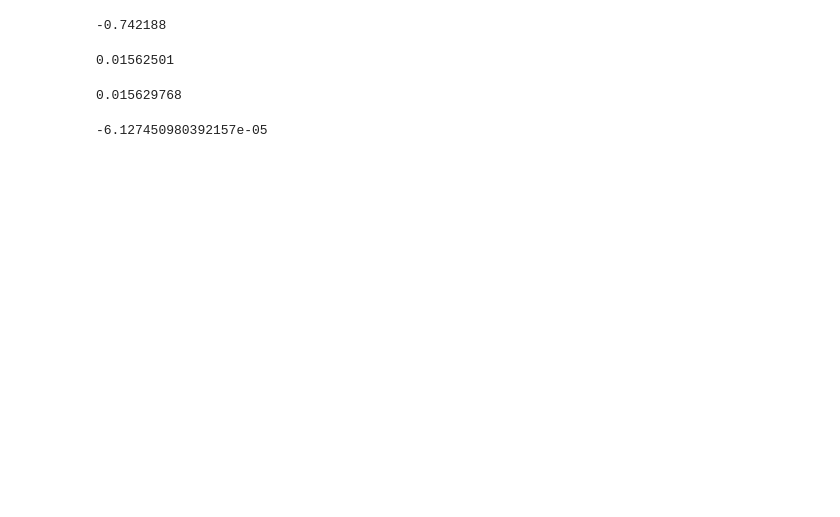
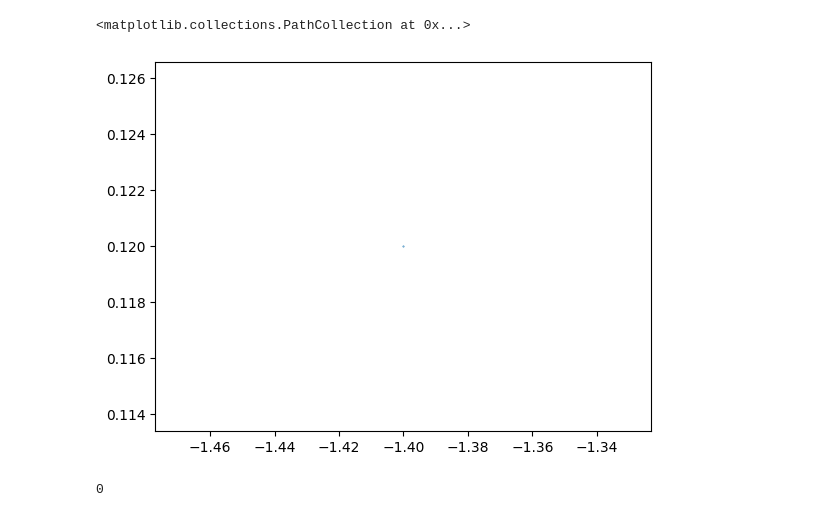
Before and after one commit to alexandercushen/MercuryModelling, a Jupyter notebook: plotting/hybrid_plotting.ipynb, the cells around one changed output. Cells and saved outputs as stored; diff of their text form; code cells hidden in the pictures; blank space fills up the shorter version.

```diff
--- a/plotting/hybrid_plotting.ipynb
+++ b/plotting/hybrid_plotting.ipynb
@@ -695,24 +696,28 @@ def _arrow3D(ax, x, y, z, dx, dy, dz, *args, **kwargs):
 # %%
 ############################## PREPROCESSING ##############################
-dir = "/Users/atcushen/Documents/MercuryModelling/runs/nightside_v4_run1/ta-2e/"
+#dir = "/Users/atcushen/Documents/MercuryModelling/runs/nightside_v4_run1/ta-2e/"
+dir = "/Volumes/My Book Duo/runs/nightside_v5_run1/ta-2/"
 pre_proc_MHD = True
 MHD_start_time = 40  # First time step of MHD data saved in this directory
-t_bound = [40,42]    # Start and stop times of this data to be plot (cannot go beyond available PIC data time range)
+t_bound = [40,60]    # Start and stop times of this data to be plot (cannot go beyond available PIC data time range)
 MHD_dt = 1 # File time cadence of MHD data [s]
 preproc_xlims = [-10,4]
 preproc_ylims = [-5,5]
 preproc_zlims = [-5,5]
-MHD_var_ls = ["B_x [[]nT[]]","B_y [[]nT[]]","B_z [[]nT[]]"]
-            #,"Ex","Ey","Ez","rhoS0","uxS0","uyS0","uzS0","pxxS0","pyyS0","pzzS0","pxyS0","pxzS0","pyzS0",
-          #"rhoS1","uxS1","uyS1","uzS1","pxxS1","pyyS1","pzzS1","pxyS1","pxzS1","pyzS1","Jx","Jy","Jz","dp_dx","dp_dy","dp_dz",
-          #"dB_dx","dB_dy","dB_dz","duix_dx","duiy_dx","duiz_dx","duix_dy","duiy_dy","duiz_dy","duix_dz","duiy_dz","duiz_dz"]
+MHD_var_ls = ["Rho [[]amu/cm^3[]]","U_x [[]km/s[]]","U_y [[]km/s[]]","U_z [[]km/s[]]","B_x [[]nT[]]","B_y [[]nT[]]","B_z [[]nT[]]",
+             "P [[]nPa[]]","J_x [[]`mA/m^2[]]","J_y [[]`mA/m^2[]]","J_z [[]`mA/m^2[]]"]#,"dp_dx","dp_dy","dp_dz",
+              #"dB_dx","dB_dy","dB_dz","dux_dx","duy_dx","duz_dx","dux_dy","duy_dy","duz_dy","dux_dz","duy_dz","duz_dz"]
+
+PIC_var_ls = ["Bx","By","Bz","Ex","Ey","Ez","rhoS0","uxS0","uyS0","uzS0","pxxS0","pyyS0","pzzS0","pxyS0","pxzS0","pyzS0",
+          "rhoS1","uxS1","uyS1","uzS1","pxxS1","pyyS1","pzzS1","pxyS1","pxzS1","pyzS1","Jx","Jy","Jz","dp_dx","dp_dy","dp_dz",
+          "dB_dx","dB_dy","dB_dz","duix_dx","duiy_dx","duiz_dx","duix_dy","duiy_dy","duiz_dy","duix_dz","duiy_dz","duiz_dz"]
 
 # Cell data from PIC (found by directly examining the actual output grid)
 PIC_xmin = -3.99219
 PIC_ymin = -1.22656
 PIC_zmin = -0.742188
 PIC_dx = 0.01562501
-dx_factor = 20 # The MHD grid will be limited to steps of this size factor
+dx_factor = 4 # The MHD grid will be limited to steps of this size factor
 PIC_dx1 = PIC_dx * dx_factor
 
 ############################## PREPROCESSING ##############################
@@ -751,14 +776,0 @@ Connection established.
-# %%
-dataset = read_dataset(dir+file,port=7605)
-x_axis = MHD_xaxis
-y_axis = MHD_yaxis
-z_axis = MHD_zaxis
-rect_zone = dataset.add_ordered_zone('rect_zone',[len(x_axis),len(y_axis),len(z_axis)])
-
-# Create 3D coordinate meshgrids
-xxx,yyy,zzz = np.meshgrid(x_axis,y_axis,z_axis)
-
-# Assign coordinate values to the rect_zone using the meshgrids
-rect_zone.values('X [R]')[:] = xxx.ravel()
-rect_zone.values('Y [R]')[:] = yyy.ravel()
-rect_zone.values('Z [R]')[:] = zzz.ravel()
@@ -846,21 +1324,9 @@ Plotting t = 40.15
-# %%
-PIC_data_3D['Z'][0,0,0]
-# %% [output]
--0.742188
-# %%
-ls = []
-for i in range(1,len(PIC_data_3D['X'][0,:,0])):
-    #print(i,"  :  ",PIC_data_3D['X'][0,i,0] - PIC_data_3D['X'][0,i-1,0])
-    ls.append(PIC_data_3D['X'][0,i,0] - PIC_data_3D['X'][0,i-1,0])
-print(np.mean(ls))
-# %% [output]
-0.01562501
-# %%
-i=5
-PIC_data_3D['X'][0,i,0] - PIC_data_3D['X'][0,i-1,0]
-# %% [output]
-0.015629768
-# %%
-val
-# %% [output]
--6.127450980392157e-05
+# %%
+plt.scatter(*seeds[iseed])
+# %% [output]
+<matplotlib.collections.PathCollection at 0x...>
+[figure, added]
+# %%
+iseed
+# %% [output]
+0
```
Also changed, not shown: parts of 8 cells of this notebook, 5 other files.
